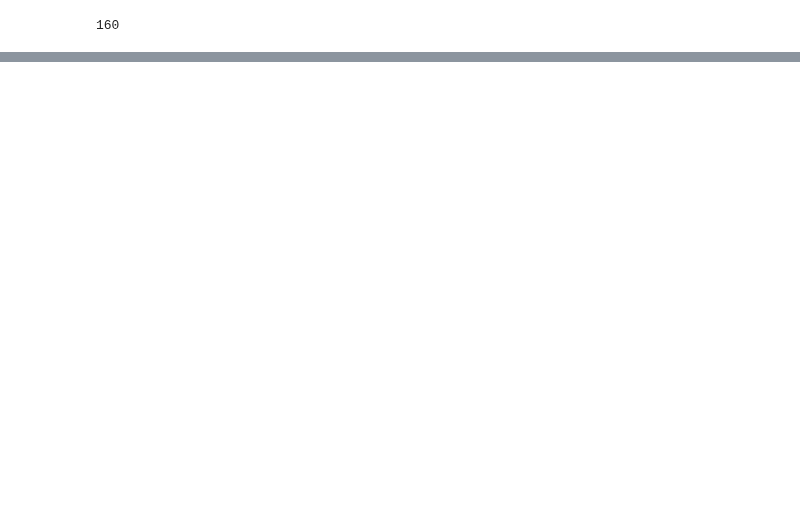
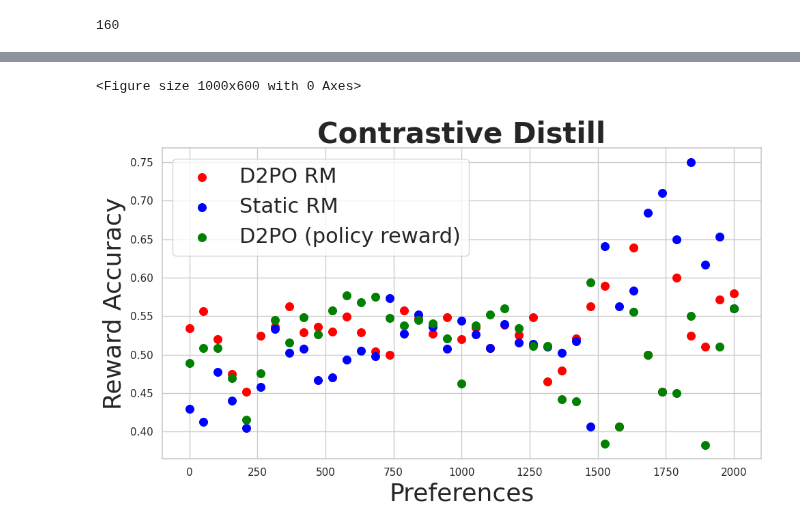
Before and after one commit to PrasannS/d2po, a Jupyter notebook: notebooks/newtrain_analysis.ipynb, the cells around one changed output, grey strips where cells are left out. Drawn from its saved outputs; the diff is of its cells as text; code cells hidden in the pictures; blank space fills up the shorter version.

```diff
--- a/notebooks/newtrain_analysis.ipynb
+++ b/notebooks/newtrain_analysis.ipynb
@@ -75,0 +186,5 @@ plt.scatter(range(len(astats[:70])), astats[:70])
+# %%
+plot_methods(cdaccres, xlabel="Preferences", ylabel="Reward Accuracy", setname="Contrastive Distill", fname ='cdistd2poaccs.pdf')
+# %% [output]
+<Figure size 1000x600 with 0 Axes>
+[figure, added]
```
Also changed, not shown: parts of 47 cells of this notebook, 6 other files.
